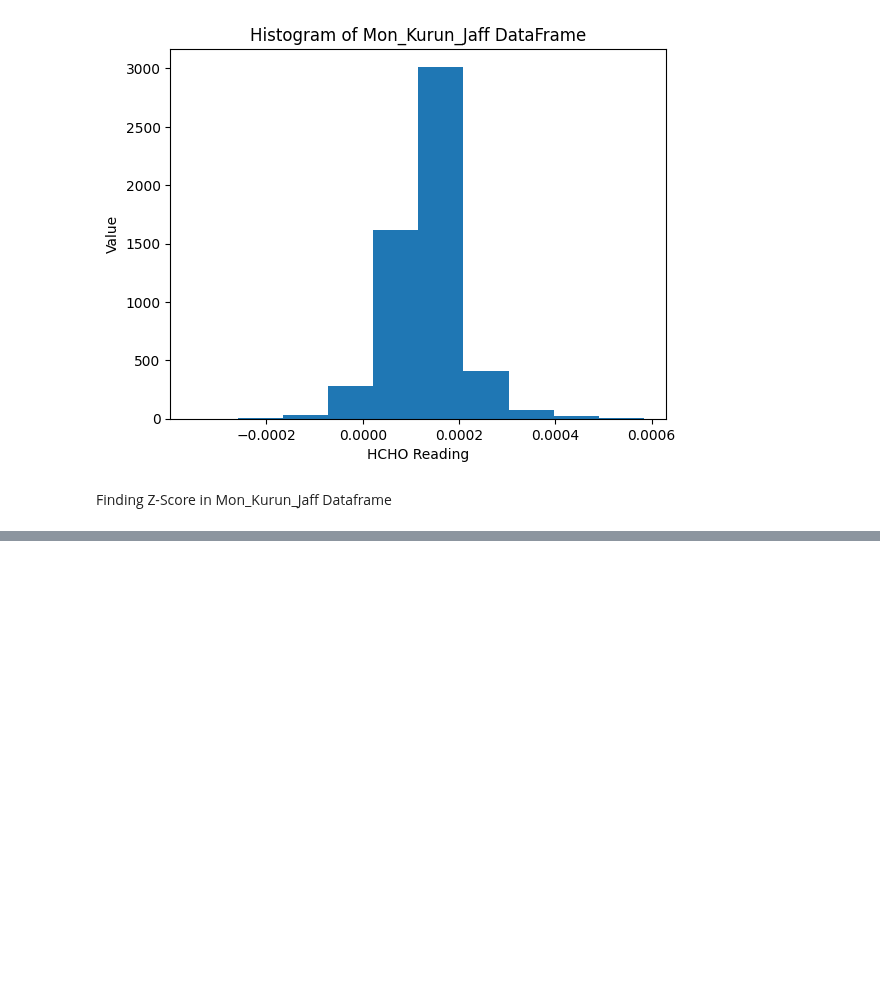
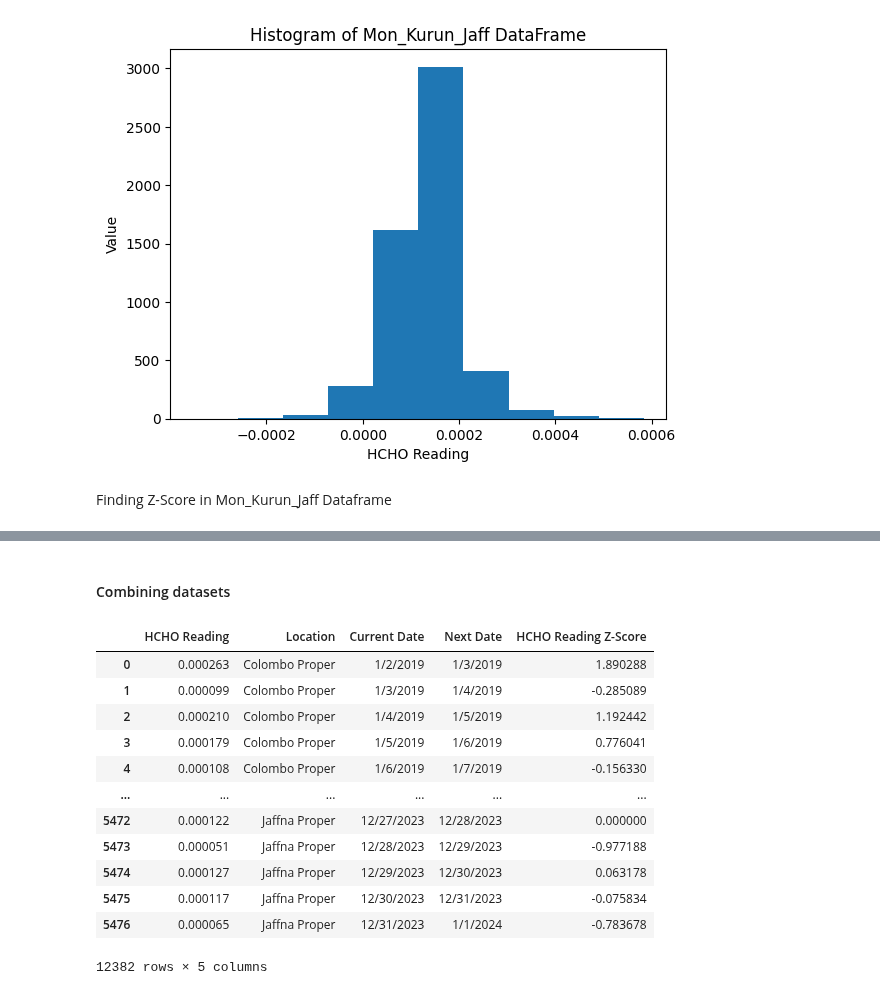
Before and after one commit to DeelakaDias/Analyzing-HCHO-Gas-Level-in-Sri-Lanka, a Jupyter notebook: Data Engineering CW.ipynb, the cells around one changed output, grey strips where cells are left out. Cells and saved outputs as stored; diff of their text form; code cells hidden in the pictures; blank space fills up the shorter version.

```diff
--- a/Data Engineering CW.ipynb
+++ b/Data Engineering CW.ipynb
@@ -588,0 +673,19 @@ Z_Score_of_Col_Mat_Nuw
+# %% [markdown]
+#### Combining datasets
+# %%
+the_dataset = pd.concat([new_col_mat_nuw_output_df, new_kan_output_df, new_mon_kur_jaf_output_df], axis=0)  # Concatenate along rows (stacking)
+the_dataset
+# %% [output]
+|  | HCHO Reading | Location | Current Date | Next Date | HCHO Reading Z-Score |
+| 0 | 0.000263 | Colombo Proper | 1/2/2019 | 1/3/2019 | 1.890288 |
+| 1 | 0.000099 | Colombo Proper | 1/3/2019 | 1/4/2019 | -0.285089 |
+| 2 | 0.000210 | Colombo Proper | 1/4/2019 | 1/5/2019 | 1.192442 |
+| 3 | 0.000179 | Colombo Proper | 1/5/2019 | 1/6/2019 | 0.776041 |
+| 4 | 0.000108 | Colombo Proper | 1/6/2019 | 1/7/2019 | -0.156330 |
+| ... | ... | ... | ... | ... | ... |
+| 5472 | 0.000122 | Jaffna Proper | 12/27/2023 | 12/28/2023 | 0.000000 |
+| 5473 | 0.000051 | Jaffna Proper | 12/28/2023 | 12/29/2023 | -0.977188 |
+| 5474 | 0.000127 | Jaffna Proper | 12/29/2023 | 12/30/2023 | 0.063178 |
+| 5475 | 0.000117 | Jaffna Proper | 12/30/2023 | 12/31/2023 | -0.075834 |
+| 5476 | 0.000065 | Jaffna Proper | 12/31/2023 | 1/1/2024 | -0.783678 |
+12382 rows × 5 columns
```
Also changed, not shown: parts of 28 cells of this notebook.
